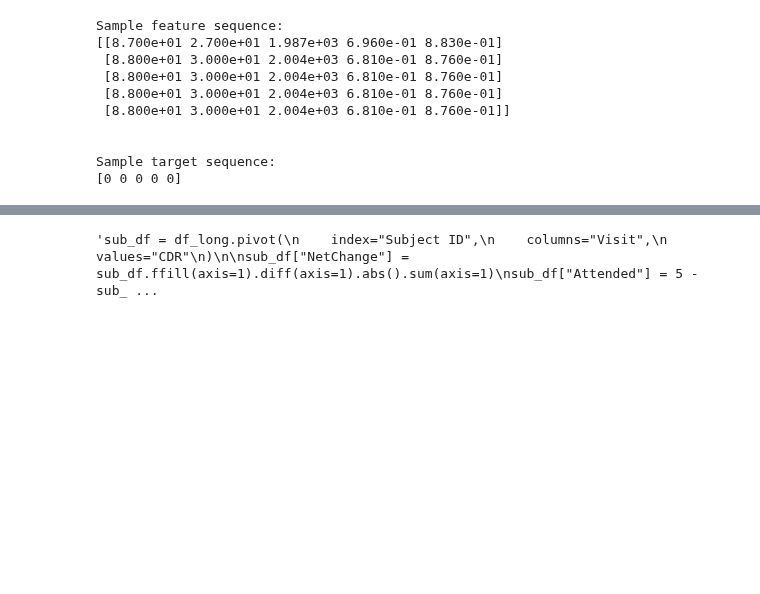
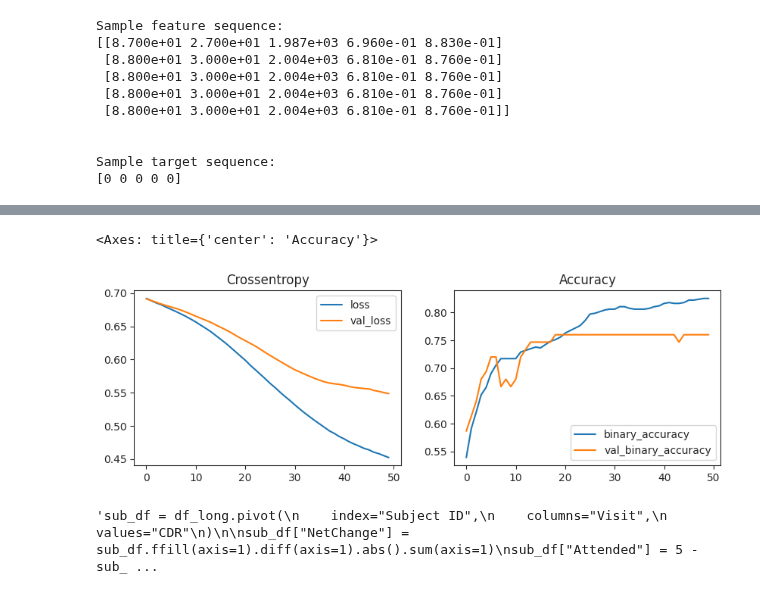
Before and after one commit to RiboRings/AlzheimerPrediction, a Jupyter notebook: learning-about-ad.ipynb, the cells around one changed output, grey strips where cells are left out. Cells and saved outputs as stored; diff of their text form; code cells hidden in the pictures; blank space fills up the shorter version.

Commit message:
Implemented splitting and LSTM for long data

```diff
--- a/learning-about-ad.ipynb
+++ b/learning-about-ad.ipynb
@@ -763,10 +788,15 @@ Sample target sequence:
 # %%
-input_shape = X_train[0].shape
+# Make environment reproducible
+reproduce_environment(random_state=123)
 
 model = keras.Sequential([
-    layers.SimpleRNN(10, input_shape=input_shape, return_sequences=True),
-    layers.SimpleRNN(10, return_sequences=True),
+    layers.LSTM(10, input_shape=input_shape, return_sequences=True),
+    layers.LSTM(10, return_sequences=True),
     layers.Dense(1, activation="sigmoid")
 ])
 
-model.summary()
+model.compile(
+    optimizer="adam",
+    loss="binary_crossentropy",
+    metrics=["binary_accuracy"]
+)
@@ -789,26 +803,15 @@ _________________________________________________________________
-# %%
-input_shape = X_train[0].shape
-
-model = keras.Sequential([
-    layers.GRU(10, input_shape=input_shape, return_sequences=True),
-    layers.GRU(10, return_sequences=True),
-    layers.Dense(1, activation="sigmoid")
-])
-
-model.compile(
-    optimizer="adam",
-    loss="binary_crossentropy",
-    metrics=["binary_accuracy"]
-)
 # %%
 history = model.fit(
     X_train, y_train,
+    validation_data=(X_test, y_test),
     epochs=50,
     batch_size=30,
     verbose=False
 )
 
+# Store training history as a dataframe
 history_df = pd.DataFrame(history.history)
 
-history_df["binary_accuracy"].plot()
+print(f"Train loss: {history_df['loss'].iloc[-1]:.3f}, Test loss: {history_df['val_loss'].iloc[-1]:.3f}")
+print(f"Train accuracy: {history_df['binary_accuracy'].iloc[-1]:.3f}, Test accuracy: {history_df['val_binary_accuracy'].iloc[-1]:.3f}")
 # %% [output]
@@ -817,3 +820,15 @@ history_df["binary_accuracy"].plot()
+# %%
+fig, axes = plt.subplots(1, 2)
+
+fig.set_figheight(3)
+fig.set_figwidth(10)
+
+# Visualise performance
+history_df.loc[:, ["loss", "val_loss"]].plot(title="Crossentropy", ax=axes[0])
+history_df.loc[:, ["binary_accuracy", "val_binary_accuracy"]].plot(title="Accuracy", ax=axes[1])
+# %% [output]
+<Axes: title={'center': 'Accuracy'}>
+[figure, added]
 # %%
 '''sub_df = df_long.pivot(
     index="Subject ID",
```
Also changed, not shown: parts of 7 cells of this notebook.
